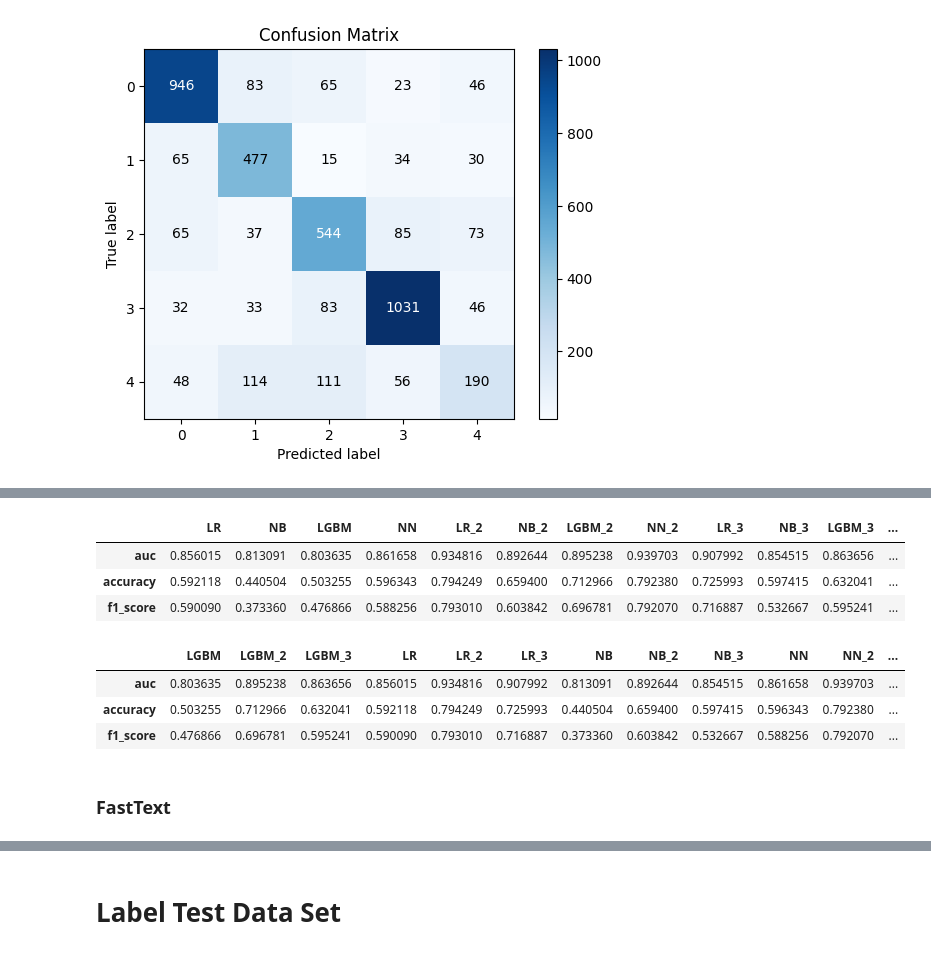
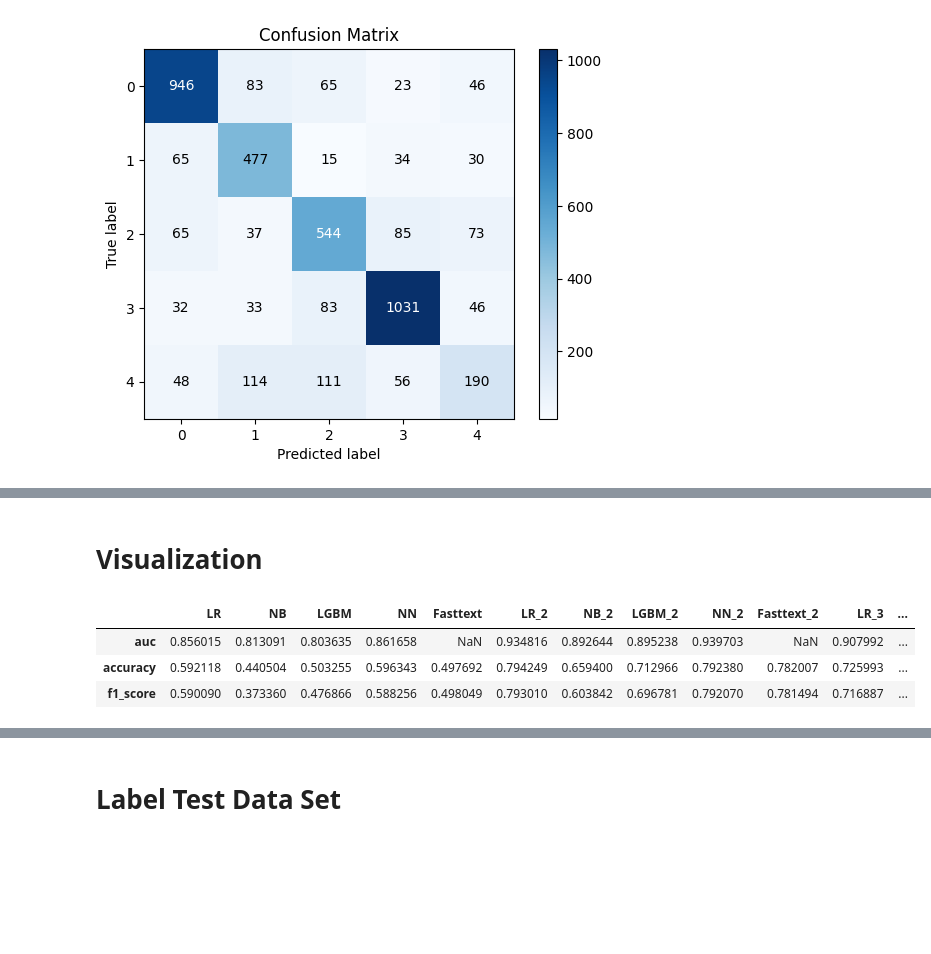
Before and after one commit to aquaxi/MSQM-HA-Final-Project, a Jupyter notebook: MSQM_HA_ADA_Final_Project_2022v2.ipynb, the cells around one changed output, grey strips where cells are left out. Cells and saved outputs as stored; diff of their text form; code cells hidden in the pictures; blank space fills up the shorter version.

```diff
--- a/MSQM_HA_ADA_Final_Project_2022v2.ipynb
+++ b/MSQM_HA_ADA_Final_Project_2022v2.ipynb
@@ -1055,0 +1004,9 @@ Test accuracy with RNN: 0.5360110998153687
+# %%
+Preliminary_result = pd.DataFrame(data={
+    'LR':mcs_LR_1,
+    'NB':mcs_NB_1,
+    'LGBM':mcs_LGBM_1,
+    'NN':mcs_NN_1,
+    'Fasttext': mcs_ft_1
+})
+Preliminary_result
@@ -1206,6 +1157,6 @@ Preliminary_result
 # %%
 ##Fast Text
-fasttext_model_2 = train_fasttext(train_df_2)
+fasttext_model_2, mcs_ft_2 = train_fasttext(train_df_2)
 # %% [output]
 previous file deleted
 Complete loading file, Start training the model
@@ -1243,3 +1194,10 @@ fasttext_model_2.test("fast_test")
 fasttext_model_2.test("fast_test",k = 2)
 # %% [output]
 (2890, 0.4745674740484429, 0.9491349480968858)
+# %%
+Preliminary_result['LR_2'] = mcs_LR_2
+Preliminary_result['NB_2'] = mcs_NB_2
+Preliminary_result['LGBM_2'] = mcs_LGBM_2
+Preliminary_result['NN_2'] = mcs_NN_2
+Preliminary_result['Fasttext_2'] = mcs_ft_2
+Preliminary_result
@@ -1673,0 +1613,7 @@ INFO:tensorflow:Assets written to: model/NN.model\assets
+# %%
+final_fasttext, mcs_FT_3 = train_fasttext(train_df,
+                                x_col = 'clean',
+                                y_col = 'new_label',
+                                file = 'final_fast')
+
+final_fasttext.save_model(file_path+'fasttext.model') #fast_test
@@ -1674,21 +1635,14 @@ INFO:tensorflow:Assets written to: model/NN.model\assets
+# %% [markdown]
+# Visualization
 # %%
 Preliminary_result['LR_3'] = mcs_LR_3
 Preliminary_result['NB_3'] = mcs_NB_3
 Preliminary_result['LGBM_3'] = mcs_LGBM_3
 Preliminary_result['NN_3'] = mcs_NN_3
-
+Preliminary_result['Fasttext_3'] = mcs_FT_3
 Preliminary_result
 # %% [output]
-|  | LR | NB | LGBM | NN | LR_2 | NB_2 | LGBM_2 | NN_2 | LR_3 | NB_3 | LGBM_3 | ... |
-| auc | 0.856015 | 0.813091 | 0.803635 | 0.861658 | 0.934816 | 0.892644 | 0.895238 | 0.939703 | 0.907992 | 0.854515 | 0.863656 | ... |
-| accuracy | 0.592118 | 0.440504 | 0.503255 | 0.596343 | 0.794249 | 0.659400 | 0.712966 | 0.792380 | 0.725993 | 0.597415 | 0.632041 | ... |
-| f1_score | 0.590090 | 0.373360 | 0.476866 | 0.588256 | 0.793010 | 0.603842 | 0.696781 | 0.792070 | 0.716887 | 0.532667 | 0.595241 | ... |
+|  | LR | NB | LGBM | NN | Fasttext | LR_2 | NB_2 | LGBM_2 | NN_2 | Fasttext_2 | LR_3 | ... |
+| auc | 0.856015 | 0.813091 | 0.803635 | 0.861658 | NaN | 0.934816 | 0.892644 | 0.895238 | 0.939703 | NaN | 0.907992 | ... |
+| accuracy | 0.592118 | 0.440504 | 0.503255 | 0.596343 | 0.497692 | 0.794249 | 0.659400 | 0.712966 | 0.792380 | 0.782007 | 0.725993 | ... |
+| f1_score | 0.590090 | 0.373360 | 0.476866 | 0.588256 | 0.498049 | 0.793010 | 0.603842 | 0.696781 | 0.792070 | 0.781494 | 0.716887 | ... |
-# %%
-Preliminary_result.reindex(sorted(Preliminary_result.columns), axis=1)
-# %% [output]
-|  | LGBM | LGBM_2 | LGBM_3 | LR | LR_2 | LR_3 | NB | NB_2 | NB_3 | NN | NN_2 | ... |
-| auc | 0.803635 | 0.895238 | 0.863656 | 0.856015 | 0.934816 | 0.907992 | 0.813091 | 0.892644 | 0.854515 | 0.861658 | 0.939703 | ... |
-| accuracy | 0.503255 | 0.712966 | 0.632041 | 0.592118 | 0.794249 | 0.725993 | 0.440504 | 0.659400 | 0.597415 | 0.596343 | 0.792380 | ... |
-| f1_score | 0.476866 | 0.696781 | 0.595241 | 0.590090 | 0.793010 | 0.716887 | 0.373360 | 0.603842 | 0.532667 | 0.588256 | 0.792070 | ... |
-# %% [markdown]
-### FastText
```
Also changed, not shown: parts of 24 cells of this notebook.
